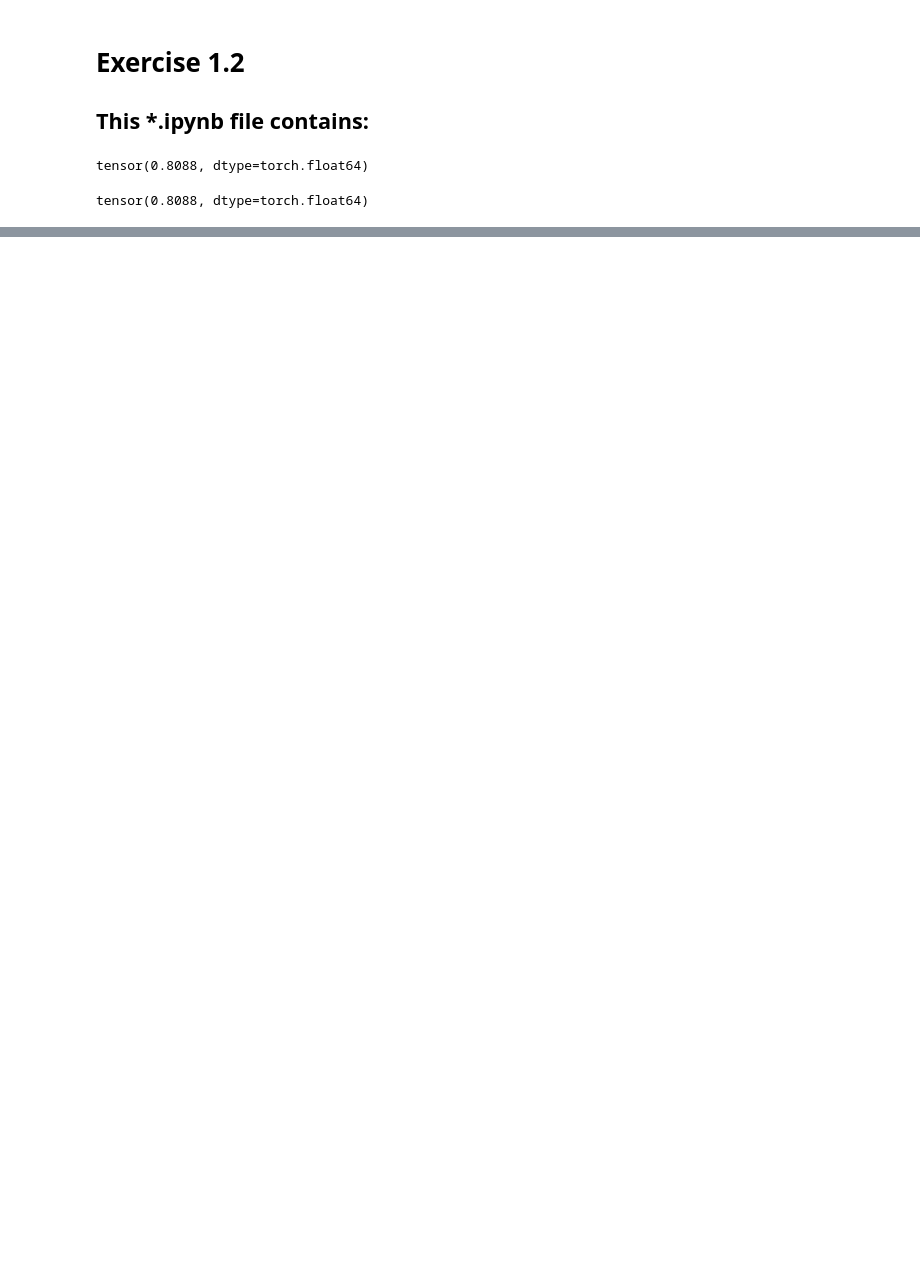
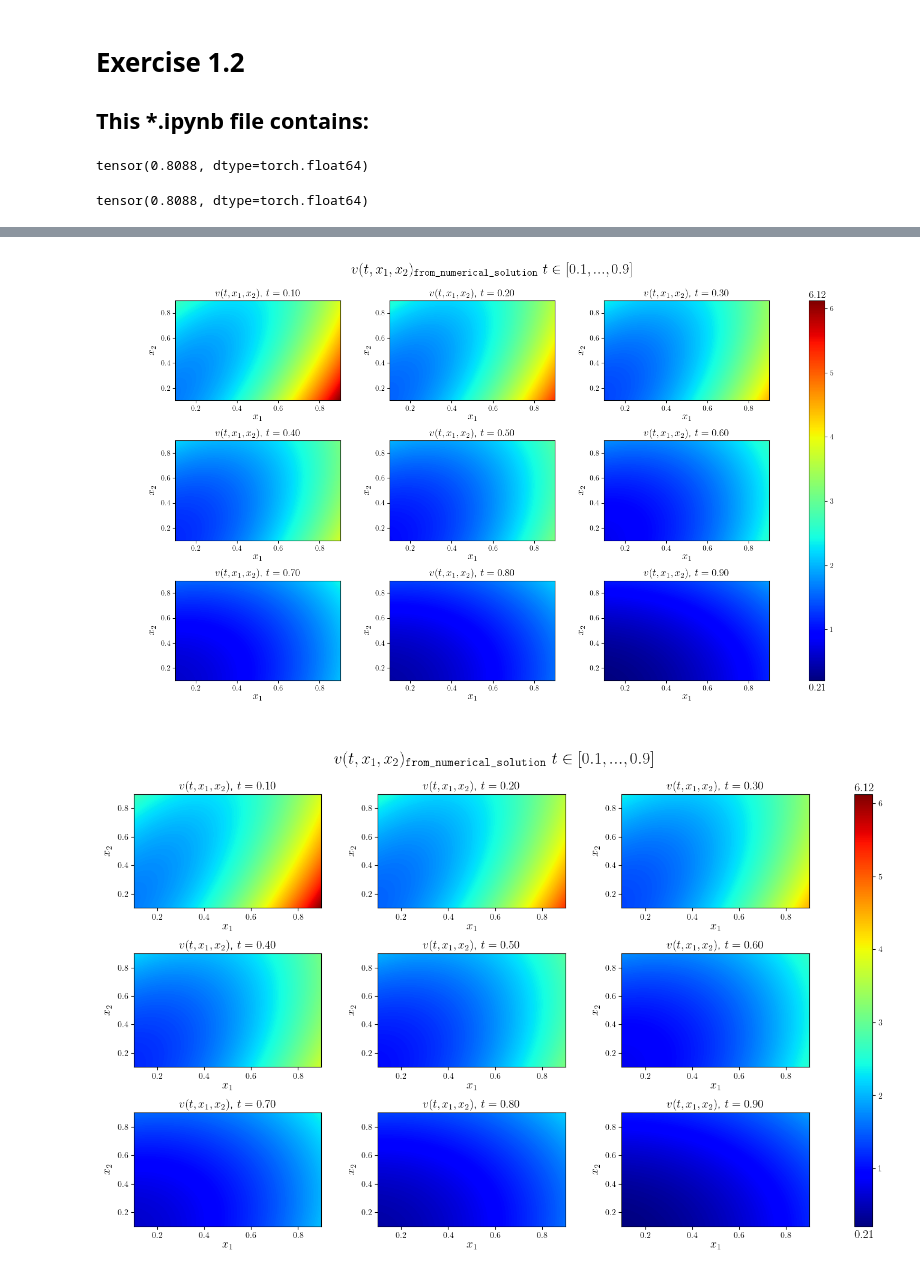
Before and after one commit to Warren12138/SCDAA, a Jupyter notebook: Exercise1_2.ipynb, the cells around one changed output, grey strips where cells are left out. Cells and saved outputs as stored; diff of their text form; code cells hidden in the pictures; blank space fills up the shorter version.

Commit message:
Added function

```diff
--- a/Exercise1_2.ipynb
+++ b/Exercise1_2.ipynb
@@ -44,21 +47,24 @@ tensor(0.8088, dtype=torch.float64)
 # %%
 J_list = []
 
-for iii in range(500):
+times_MC = 20
+batch_size_MC = 50
+
+for iii in range(times_MC):
 
     J_sample = []
 
-    for ii in range(10):
+    for ii in range(batch_size_MC):
 
         X_0_N = X0
 
         for i in range(N-1):
 
-            X_next = ((torch.eye(2)+ dt_for_MC[i]*(H + multpX@S[i]))@ X_0_N[i:].transpose(1,2)+sigma*torch.sqrt(dt_for_MC[i])*torch.randn(1)).transpose(1,2)
+            X_next = ((torch.eye(2)+ dt_for_MC[i]*(H + multp_X@S[i]))@ X_0_N[i:].transpose(1,2)+sigma*torch.sqrt(dt_for_MC[i])*torch.randn(1)).transpose(1,2)
             X_0_N = torch.cat((X_0_N, X_next), dim=0)
 
-        alp = multpalp@X_0_N.transpose(1,2)
-        int_ = alp.transpose(1,2)@D@alp + X_0_N@C@X_0_N.transpose(1,2)
+        alp = multp_alp@X_0_N.transpose(1,2)
+        int_ = X_0_N@C@X_0_N.transpose(1,2) + alp.transpose(1,2)@D@alp
         J = X_0_N[-1]@R@X_0_N[-1].T + torch.tensor(0.5)*dt_for_MC@((int_.squeeze(1)[1:]+int_.squeeze(1)[:-1]))
 
         J_sample.append(J)
@@ -183,0 +108,7 @@ os.cpu_count()
+# %%
+value_numerical = solver.value_function(t_batch,x_batch)
+# %%
+value_min = torch.min(value_numerical).numpy()
+value_max = torch.max(value_numerical).numpy()
+# %%
+value_numerical_reshape = value_numerical.reshape([t_num,x_num[0]*x_num[1]]).view(t_num, x_num[0], x_num[1])
@@ -183,0 +126,36 @@ os.cpu_count()
+# %%
+#plot image
+
+plt.rc('text', usetex=True)
+plt.rc('text.latex', preamble=r'\usepackage{tgschola}')
+
+fig, axs = plt.subplots(3, 3, figsize=(15, 9))
+cmap = 'jet'
+
+for i in range(len(t_batch_i)):
+        axs[i//3][i%3].contourf(X1.numpy(), X2.numpy(), value_numerical_reshape[i].numpy(),levels=500,cmap=cmap, vmin=value_min, vmax=value_max,linewidths=0)
+        axs[i//3][i%3].set_title(fr'$v(t,x_1,x_2)$, $t = {{{t_batch_i[i]:.2f}}}$',fontsize=14)
+        axs[i//3][i%3].set_xlabel(r'$x_1$', labelpad=0,fontsize=14)
+        axs[i//3][i%3].set_ylabel(r'$x_2$', labelpad=6,fontsize=14)
+cbaxes = fig.add_axes([0.90, 0.1, 0.02, 0.8])
+cbar = fig.colorbar(plt.cm.ScalarMappable(norm=plt.Normalize(vmin=value_min, vmax=value_max), cmap=cmap), cax=cbaxes, orientation='vertical')
+
+cbar_ax_pos = cbar.ax.get_position()
+
+text_x = cbar_ax_pos.x0
+text_y_min = cbar_ax_pos.y0
+text_y_max = cbar_ax_pos.y0 + cbar_ax_pos.height
+
+fig.text(text_x, text_y_min-0.025, fr'${{{value_min:.2f}}}$', va='bottom', ha='left',fontsize=14)
+fig.text(text_x, text_y_max+0.02, fr'${{{value_max:.2f}}}$', va='top', ha='left',fontsize=14)
+
+plt.subplots_adjust(left=0.1, right=0.85, bottom=0.1, top=0.9, wspace=0.3, hspace=0.4)
+fig.suptitle(r'{\rmfamily $v(t,x_1,x_2)_{\Large \texttt{from_numerical_solution}}$  $t \in [0.1,...,0.9]$}',fontsize=20)
+plt.show()
+display(fig)
+
+plt.savefig('value_from_numerical.eps', format='eps', dpi=600)
+plt.savefig('value_from_numerical.png', format='png', dpi=600)
+# %% [output]
+[figure, added]
+[figure, added]
```
Also changed, not shown: parts of 13 cells of this notebook, 3 other files.
